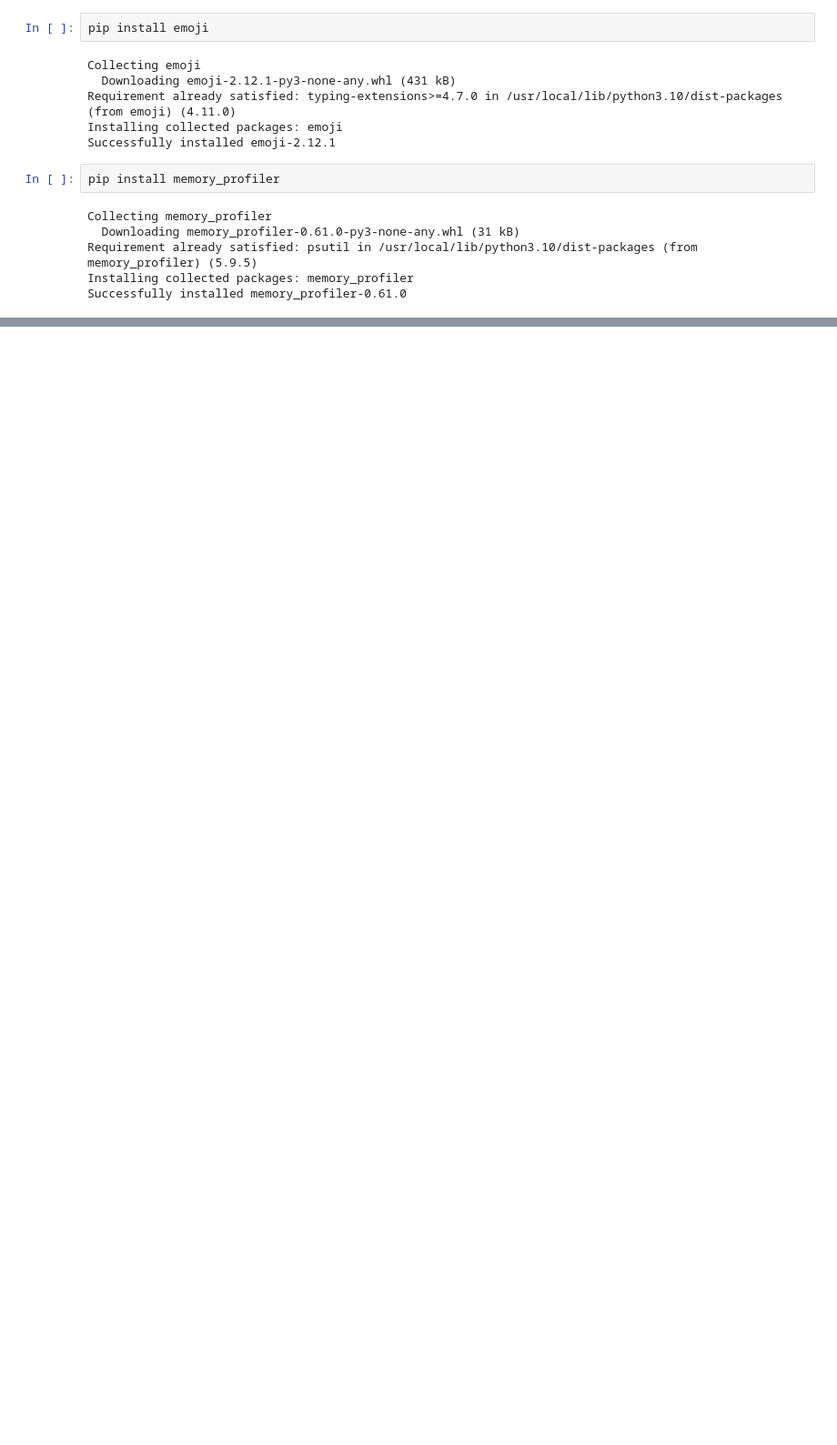
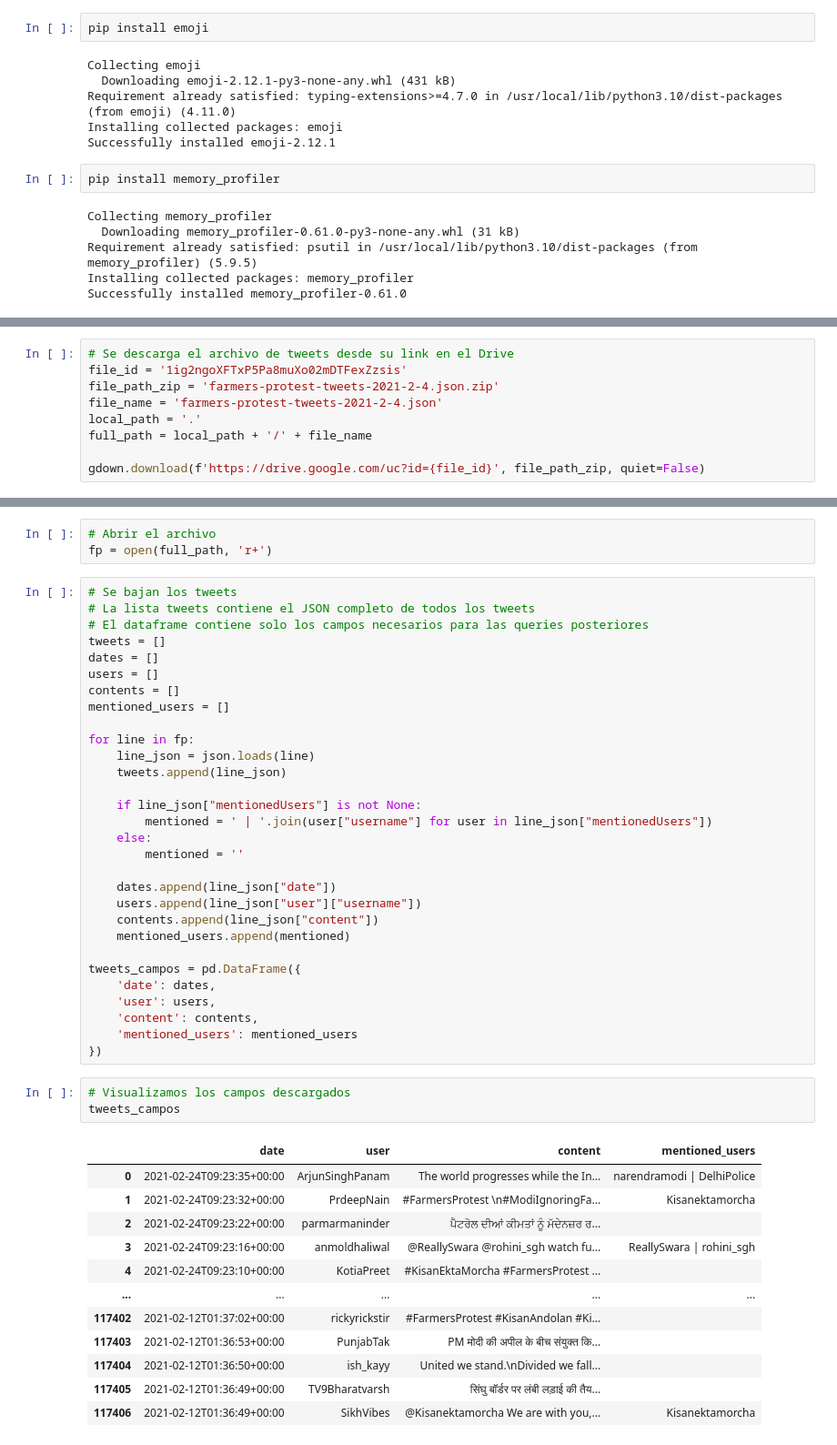
Before and after one commit to gbonanno/gab-dataart-challenge, a Jupyter notebook: src/challenge.ipynb, the cells around one changed output, grey strips where cells are left out. Shown at 91% size. Saved outputs shown, nothing was run; the diff lists cells and outputs as text; blank space fills up the shorter version.

```diff
--- a/src/challenge.ipynb
+++ b/src/challenge.ipynb
@@ -225,0 +38,9 @@ q1_memory(local_path + '/' + file_name)
+# %%
+# Se descarga el archivo de tweets desde su link en el Drive
+file_id = '1ig2ngoXFTxP5Pa8muXo02mDTFexZzsis'
+file_path_zip = 'farmers-protest-tweets-2021-2-4.json.zip'
+file_name = 'farmers-protest-tweets-2021-2-4.json'
+local_path = '.'
+full_path = local_path + '/' + file_name
+
+gdown.download(f'https://drive.google.com/uc?id={file_id}', file_path_zip, quiet=False)
@@ -225,0 +61,49 @@ q1_memory(local_path + '/' + file_name)
+# %%
+# Abrir el archivo
+fp = open(full_path, 'r+')
+# %%
+# Se bajan los tweets
+# La lista tweets contiene el JSON completo de todos los tweets
+# El dataframe contiene solo los campos necesarios para las queries posteriores
+tweets = []
+dates = []
+users = []
+contents = []
+mentioned_users = []
+
+for line in fp:
+    line_json = json.loads(line)
+    tweets.append(line_json)
+
+    if line_json["mentionedUsers"] is not None:
+        mentioned = ' | '.join(user["username"] for user in line_json["mentionedUsers"])
+    else:
+        mentioned = ''
+
+    dates.append(line_json["date"])
+    users.append(line_json["user"]["username"])
+    contents.append(line_json["content"])
+    mentioned_users.append(mentioned)
+
+tweets_campos = pd.DataFrame({
+    'date': dates,
+    'user': users,
+    'content': contents,
+    'mentioned_users': mentioned_users
+})
+# %%
+# Visualizamos los campos descargados
+tweets_campos
+# %% [output]
+|  | date | user | content | mentioned_users |
+| 0 | 2021-02-24T09:23:35+00:00 | ArjunSinghPanam | The world progresses while the In... | narendramodi | DelhiPolice |
+| 1 | 2021-02-24T09:23:32+00:00 | PrdeepNain | #FarmersProtest \n#ModiIgnoringFa... | Kisanektamorcha |
+| 2 | 2021-02-24T09:23:22+00:00 | parmarmaninder | ਪੈਟਰੋਲ ਦੀਆਂ ਕੀਮਤਾਂ ਨੂੰ ਮੱਦੇਨਜ਼ਰ ਰ... |  |
+| 3 | 2021-02-24T09:23:16+00:00 | anmoldhaliwal | @ReallySwara @rohini_sgh watch fu... | ReallySwara | rohini_sgh |
+| 4 | 2021-02-24T09:23:10+00:00 | KotiaPreet | #KisanEktaMorcha #FarmersProtest ... |  |
+| ... | ... | ... | ... | ... |
+| 117402 | 2021-02-12T01:37:02+00:00 | rickyrickstir | #FarmersProtest #KisanAndolan #Ki... |  |
+| 117403 | 2021-02-12T01:36:53+00:00 | PunjabTak | PM मोदी की अपील के बीच संयुक्त कि... |  |
+| 117404 | 2021-02-12T01:36:50+00:00 | ish_kayy | United we stand.\nDivided we fall... |  |
+| 117405 | 2021-02-12T01:36:49+00:00 | TV9Bharatvarsh | सिंघु बॉर्डर पर लंबी लड़ाई की तैय... |  |
+| 117406 | 2021-02-12T01:36:49+00:00 | SikhVibes | @Kisanektamorcha We are with you,... | Kisanektamorcha |
```
Also changed, not shown: parts of 48 cells of this notebook.
